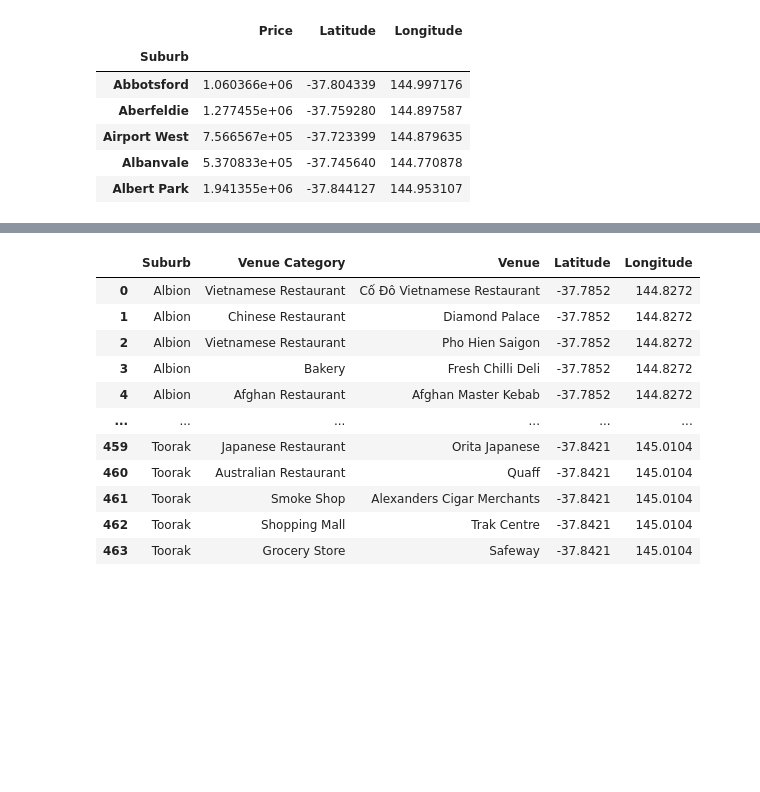
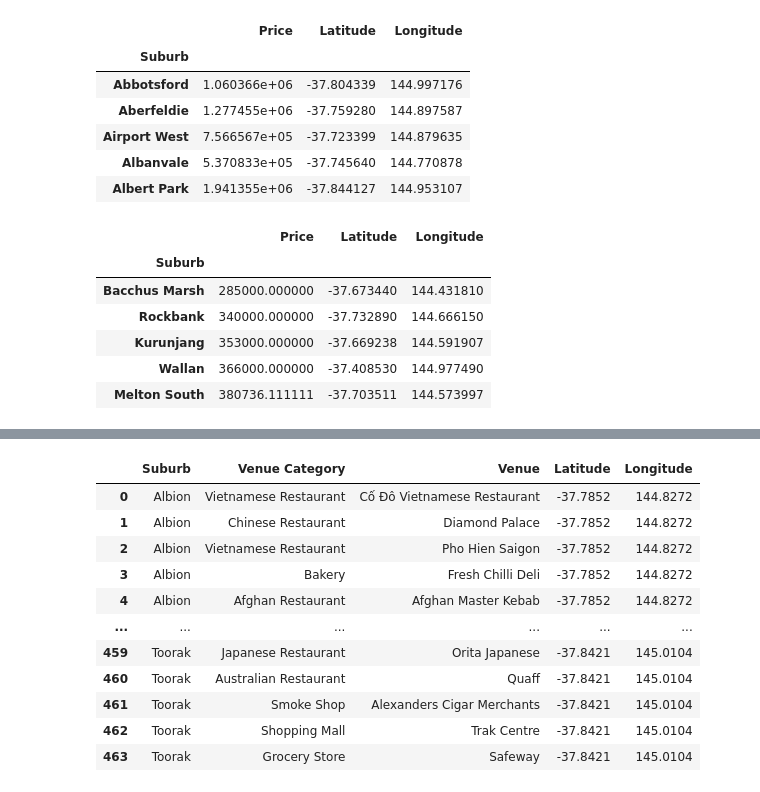
Before and after one commit to luonri11/project-2, a Jupyter notebook: project2_homeven.ipynb, the cells around one changed output, grey strips where cells are left out. Saved outputs shown, nothing was run; the diff lists cells and outputs as text; code cells hidden in the pictures; blank space fills up the shorter version.

```diff
--- a/project2_homeven.ipynb
+++ b/project2_homeven.ipynb
@@ -74,6 +74,17 @@ house_by_suburb_df.head()
 | Airport West | 7.566567e+05 | -37.723399 | 144.879635 |
 | Albanvale | 5.370833e+05 | -37.745640 | 144.770878 |
 | Albert Park | 1.941355e+06 | -37.844127 | 144.953107 |
+# %%
+house_by_suburb_ordered_df = house_by_suburb_df.sort_values(by=["Price"])
+house_by_suburb_ordered_df.head()
+# %% [output]
+|  | Price | Latitude | Longitude |
+| Suburb |  |  |  |
+| Bacchus Marsh | 285000.000000 | -37.673440 | 144.431810 |
+| Rockbank | 340000.000000 | -37.732890 | 144.666150 |
+| Kurunjang | 353000.000000 | -37.669238 | 144.591907 |
+| Wallan | 366000.000000 | -37.408530 | 144.977490 |
+| Melton South | 380736.111111 | -37.703511 | 144.573997 |
 # %%
 # Mean data by council area
 house_by_suburb_df = melbourne_housing.groupby('CouncilArea').mean()
```
Also changed, not shown: parts of 2 cells of this notebook.
